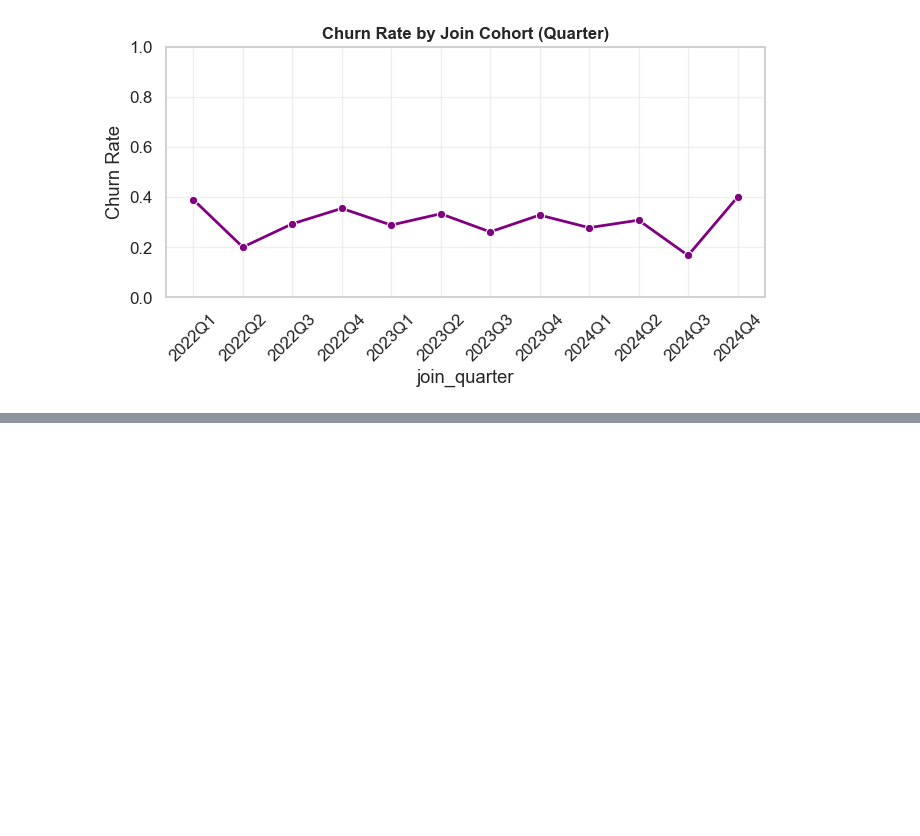
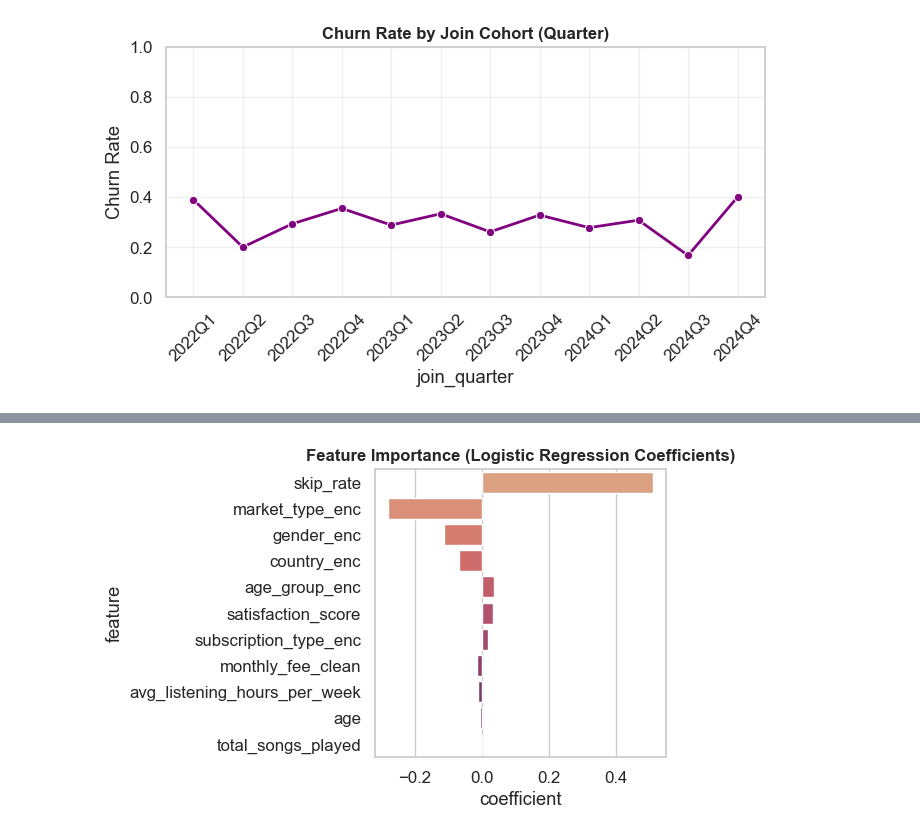
Before and after one commit to anjaliofficial/IOA_Project, a Jupyter notebook: Code/DataWave_Music.ipynb, the cells around one changed output, grey strips where cells are left out. Cells and saved outputs as stored; diff of their text form; code cells hidden in the pictures; blank space fills up the shorter version.

```diff
--- a/Code/DataWave_Music.ipynb
+++ b/Code/DataWave_Music.ipynb
@@ -922,3 +922,84 @@ plt.show()
 [figure]
 [figure]
 [figure]
+# %%
+import pandas as pd
+import numpy as np
+import matplotlib.pyplot as plt
+import seaborn as sns
+from sklearn.preprocessing import LabelEncoder
+from sklearn.linear_model import LogisticRegression
+from sklearn.model_selection import train_test_split
+from sklearn.metrics import classification_report, roc_auc_score
+
+# -----------------------------
+# 1️⃣ Load cleaned dataset
+# -----------------------------
+file = r"C:\Users\bista\Documents\Downloads\cleaned.csv"
+df = pd.read_csv(file)
+
+# -----------------------------
+# 2️⃣ Preprocessing
+# -----------------------------
+# Convert churn to numeric flag
+df['churn_flag'] = df['churned'].str.lower().map({'yes':1, 'no':0})
+
+# Fill missing numeric values
+num_cols = ['age', 'avg_listening_hours_per_week', 'total_songs_played',
+            'skip_rate', 'satisfaction_score', 'monthly_fee_clean']
+for c in num_cols:
+    if c in df.columns:
+        df[c] = pd.to_numeric(df[c], errors='coerce').fillna(df[c].median())
+
+# Age group
+df['age_group'] = pd.cut(df['age'], bins=[0,18,25,35,50,100], labels=['<18','18–25','25–35','35–50','50+'])
+
+# Market type
+developed_countries = ['United States', 'United Kingdom']
+df['market_type'] = df['country'].apply(lambda x: 'Developed' if x in developed_countries else 'Emerging')
+
+# Encode categorical variables
+cat_cols = ['gender', 'subscription_type', 'country', 'age_group', 'market_type']
+le_dict = {}
+for col in cat_cols:
+    le = LabelEncoder()
+    df[col+'_enc'] = le.fit_transform(df[col].astype(str))
+    le_dict[col] = le  # store encoder if needed later
+
+# -----------------------------
+# 3️⃣ Correlation / coefficients
+# -----------------------------
+# Select features
+features = ['age', 'avg_listening_hours_per_week', 'total_songs_played',
+            'skip_rate', 'satisfaction_score', 'monthly_fee_clean'] + [col+'_enc' for col in cat_cols]
+
+X = df[features]
+y = df['churn_flag']
+
+# Logistic Regression to get coefficients
+model = LogisticRegression(max_iter=500)
+model.fit(X, y)
+
+coefficients = pd.DataFrame({
+    'feature': X.columns,
+    'coefficient': model.coef_[0]
+}).sort_values(by='coefficient', key=abs, ascending=False)
+
+print("Logistic Regression Coefficients:")
+print(coefficients)
+
+# ROC-AUC for reference
+y_pred = model.predict_proba(X)[:,1]
+auc = roc_auc_score(y, y_pred)
+print(f"ROC-AUC Score: {auc:.3f}")
+
+# -----------------------------
+# 4️⃣ Improved plots: Dashboard style
+# -----------------------------
+sns.set_style("whitegrid")
+plt.figure(figsize=(6,4))
+sns.barplot(data=coefficients, x='coefficient', y='feature', palette='flare')
+plt.title("Feature Importance (Logistic Regression Coefficients)", fontsize=12, weight='bold')
+plt.tight_layout()
+plt.show()
+# %% [output]
@@ -924,0 +1020 @@ plt.show()
+[figure, added]
```
Also changed, not shown: parts of 1 cell of this notebook, 4 other files.
